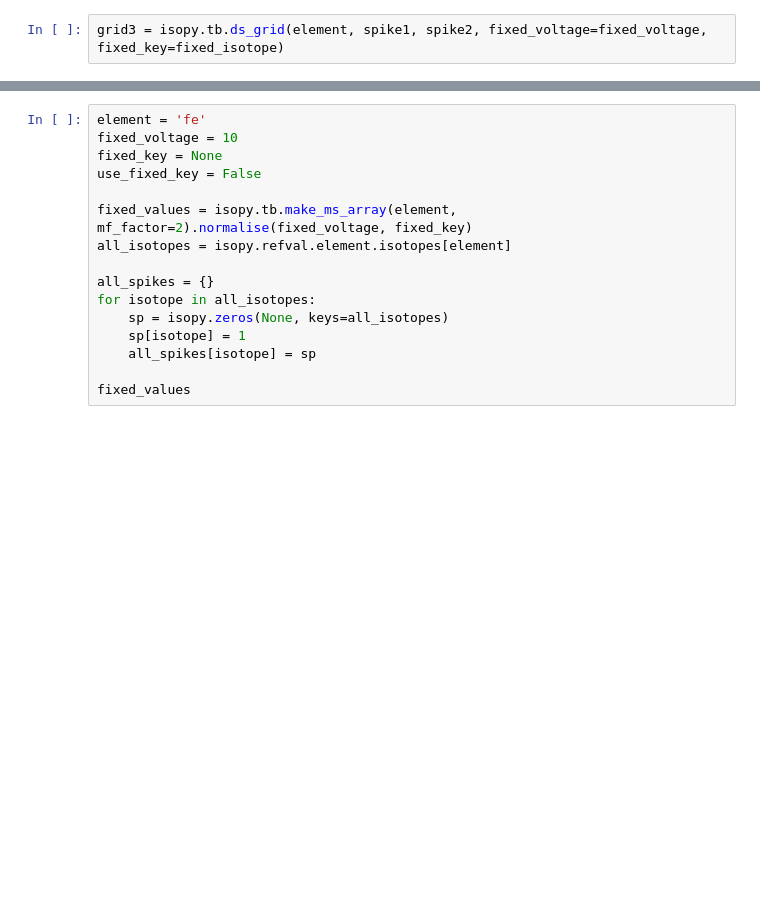
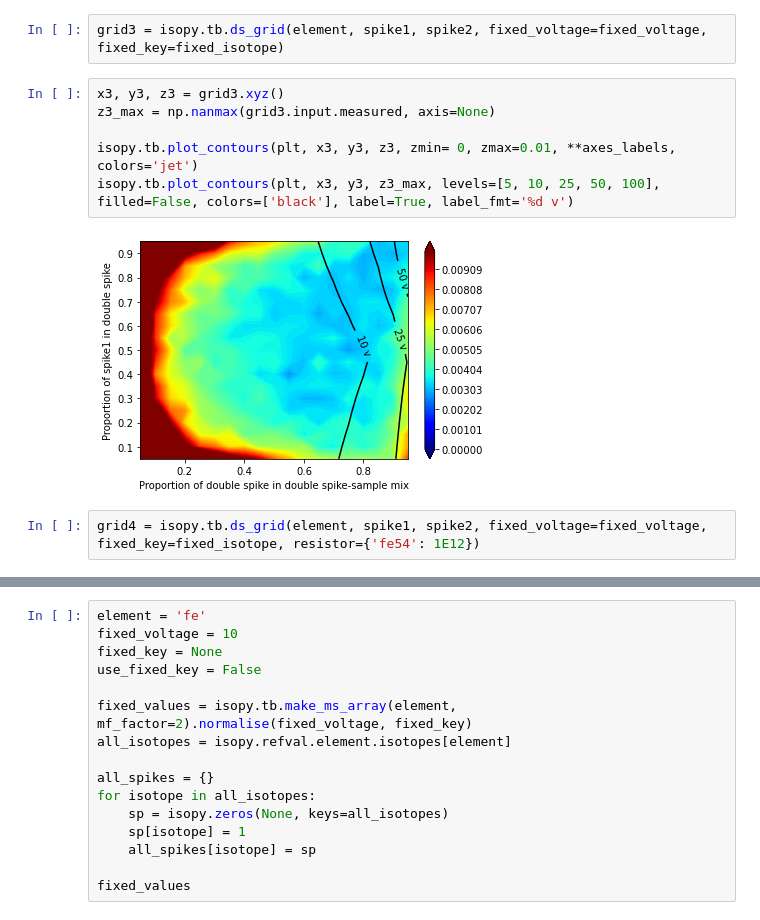
Before and after one commit to mattias-ek/isopy, a Jupyter notebook: dev/examples/dsmap.ipynb, the cells around one changed output, grey strips where cells are left out. Cells and saved outputs as stored; diff of their text form; blank space fills up the shorter version.

```diff
--- a/dev/examples/dsmap.ipynb
+++ b/dev/examples/dsmap.ipynb
@@ -51,3 +69,13 @@ isopy.tb.plot_contours(axes['right'], *grid2.xyz(), zmin= 0, zmax=0.01, colorbar
 # %%
 grid3 = isopy.tb.ds_grid(element, spike1, spike2, fixed_voltage=fixed_voltage, fixed_key=fixed_isotope)
+# %%
+x3, y3, z3 = grid3.xyz()
+z3_max = np.nanmax(grid3.input.measured, axis=None)
+
+isopy.tb.plot_contours(plt, x3, y3, z3, zmin= 0, zmax=0.01, **axes_labels, colors='jet')
+isopy.tb.plot_contours(plt, x3, y3, z3_max, levels=[5, 10, 25, 50, 100], filled=False, colors=['black'], label=True, label_fmt='%d v')
+# %% [output]
+[figure, added]
+# %%
+grid4 = isopy.tb.ds_grid(element, spike1, spike2, fixed_voltage=fixed_voltage, fixed_key=fixed_isotope, resistor={'fe54': 1E12})
 # %%
```
Also changed, not shown: parts of 17 cells of this notebook, 7 other files.
